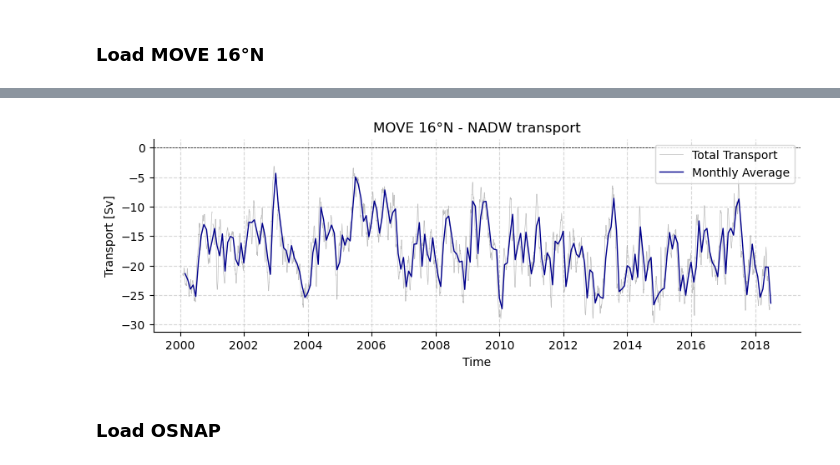
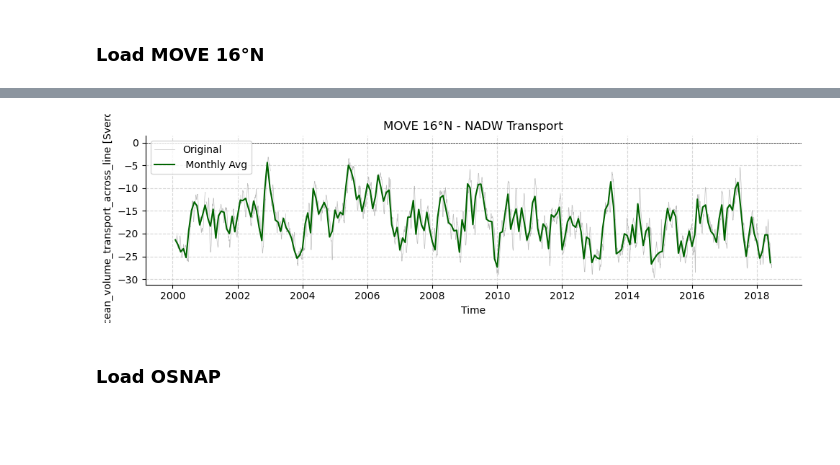
Before and after one commit to eleanorfrajka/MOC-transport, a Jupyter notebook: demo-output.ipynb, the cells around one changed output, grey strips where cells are left out. Saved outputs shown, nothing was run; the diff lists cells and outputs as text; code cells hidden in the pictures; blank space fills up the shorter version.

```diff
--- a/demo-output.ipynb
+++ b/demo-output.ipynb
@@ -207,48 +159,20 @@ Dataset 1:
     - transport_component_internal: shape (6756,)
     - transport_component_internal_offset: shape (6756,)
     - transport_component_boundary: shape (6756,)
-# %%
-# Resample the dataset to monthly averages
-ds_monthly = ds_move.resample(TIME="ME").mean()
-
-# Create a figure and axis
-fig, ax = plt.subplots(figsize=(10, 3))
-
-# Plot the total transport from the MOVE dataset in thin grey
-ax.plot(
-    ds_move["TIME"],
-    ds_move["TRANSPORT_TOTAL"],
-    color="grey",
-    alpha=0.5,
-    linewidth=0.5,
-    label="Total Transport",
-)
-
-# Plot the monthly averaged dataset in thick red
-ax.plot(
-    ds_monthly["TIME"],
-    ds_monthly["TRANSPORT_TOTAL"],
-    color="darkblue",
-    linewidth=1,
-    label="Monthly Average",
-)
-# Add a horizontal line at y=0
-ax.axhline(0, color="black", linestyle="--", linewidth=0.5)
-
-# Customize the axes
-ax.spines["top"].set_visible(False)
-ax.spines["right"].set_visible(False)
-
-# Add labels, title, and legend
-ax.set_title("MOVE 16°N - NADW transport")
-ax.set_xlabel("Time")
-ax.set_ylabel("Transport [Sv]")
-ax.legend()
-
-# Customize the grid
-ax.grid(True, linestyle="--", alpha=0.5)
-# %% [output]
-[figure, removed]
+# %%
+# Plot MOVE timeseries
+
+plotters.plot_amoc_timeseries(
+    data=[standardMOVE[0]],
+    varnames=["TRANSPORT_TOTAL"],
+    labels=[""],
+    colors=["darkgreen"],
+    resample_monthly=True,
+    plot_raw=True,
+    title="MOVE 16°N - NADW Transport"
+)
+# %% [output]
+[figure, added]
 # %% [markdown]
 ### Load OSNAP
 # %%
```
Also changed, not shown: parts of 15 cells of this notebook, 18 other files.
